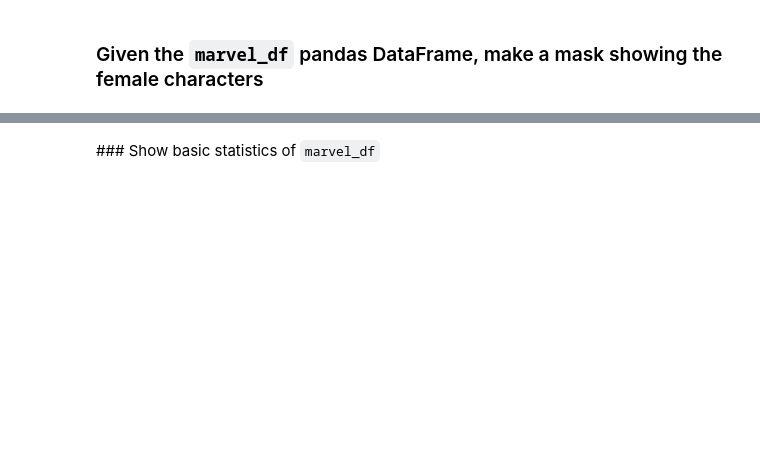
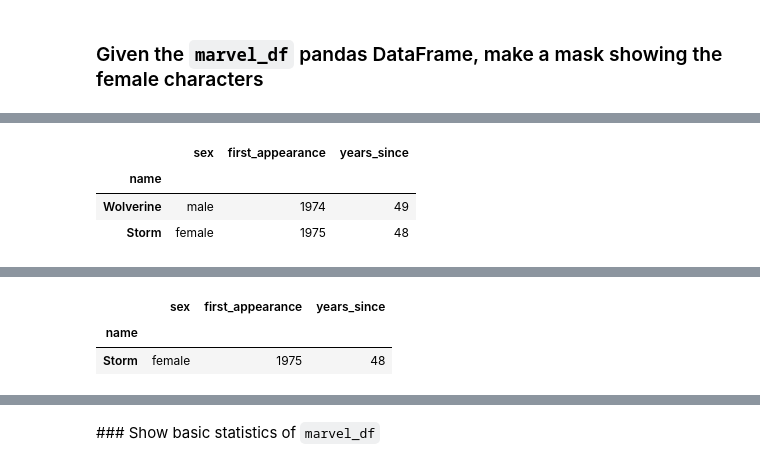
Before and after one commit to 0xAnyx/DataAnalysis_Python, a Jupyter notebook: 4 - Pandas DataFrames exercises.ipynb, the cells around one changed output, grey strips where cells are left out. Cells and saved outputs as stored; diff of their text form; code cells hidden in the pictures; blank space fills up the shorter version.

```diff
--- a/4 - Pandas DataFrames exercises.ipynb
+++ b/4 - Pandas DataFrames exercises.ipynb
@@ -306,3 +394,10 @@ marvel_df[mask]
 ### Given the `marvel_df` pandas DataFrame, get the characters with `first_appearance` after 1970
 # %%
 # your code goes here
+mask = marvel_df.first_appearance > 1970
+marvel_df[mask]
+# %% [output]
+|  | sex | first_appearance | years_since |
+| name |  |  |  |
+| Wolverine | male | 1974 | 49 |
+| Storm | female | 1975 | 48 |
@@ -316,3 +407,9 @@ marvel_df[mask]
 ### Given the `marvel_df` pandas DataFrame, get the female characters with `first_appearance` after 1970
 # %%
 # your code goes here
+mask = (marvel_df.sex == 'female') & (marvel_df.first_appearance > 1970)
+marvel_df[mask]
+# %% [output]
+|  | sex | first_appearance | years_since |
+| name |  |  |  |
+| Storm | female | 1975 | 48 |
```
Also changed, not shown: parts of 33 cells of this notebook.
